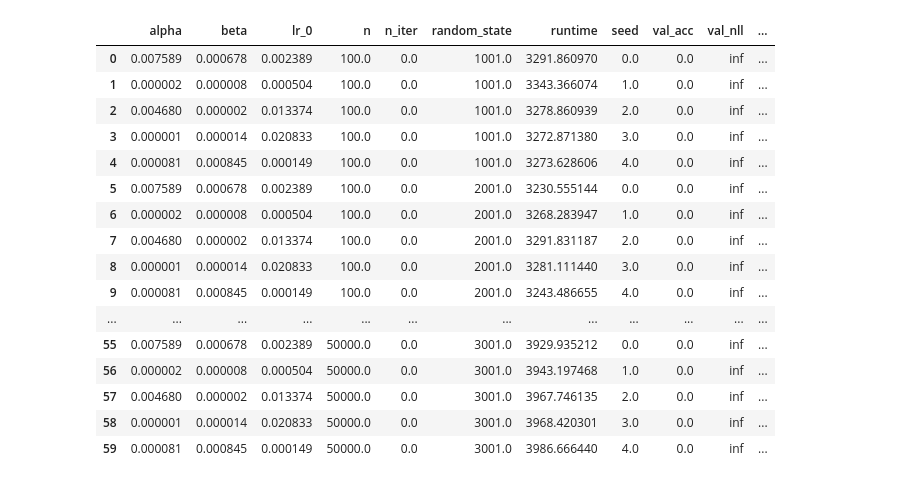
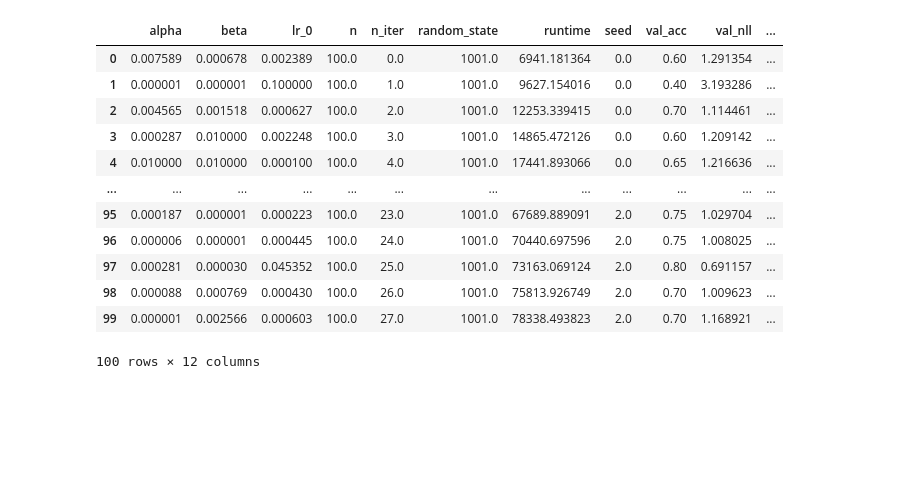
Before and after one commit to tufts-ml/data-emphasized-ELBo, a Jupyter notebook: notebooks/CIFAR-10_BO.ipynb, the cells around one changed output. Saved outputs shown, nothing was run; the diff lists cells and outputs as text; code cells hidden in the pictures; blank space fills up the shorter version.

```diff
--- a/notebooks/CIFAR-10_BO.ipynb
+++ b/notebooks/CIFAR-10_BO.ipynb
@@ -152,7 +152,7 @@ random_states = [1001, 2001, 3001]
 retrained_experiments_dir = "/cluster/tufts/hugheslab/eharve06/data-emphasized-ELBo/experiments/retrained_CIFAR-10_ConvNeXt-Tiny_BO"
 tuned_experiments_dir = "/cluster/tufts/hugheslab/eharve06/data-emphasized-ELBo/experiments/tuned_CIFAR-10_ConvNeXt-Tiny_BO"
 
-n_iters = 0
+n_iters = 35
 seeds = [0, 1, 2, 3, 4]
 
 bounds = torch.tensor([[-6, -6, -4], [-2, -2, -1]], dtype=torch.double)
@@ -176,8 +176,7 @@ for n, random_state, seed in itertools.product(ns, random_states, seeds):
     alpha_star, beta_star, lr_0_star = 10**train_X_bounded[torch.argmax(train_Y)]
     print_job(alpha_star, beta_star, dataset, dataset_dir, retrained_experiments_dir, lr_0_star, method, model, model_arch, n, prior_dir, prior_type, random_state, True, False)
 
-    runtime = 0.0
-    runtime = get_runtime(alpha, beta, tuned_experiments_dir, model, lr_0, n, random_state, True)
+    runtime = get_runtime(alpha, beta, tuned_experiments_dir, lr_0, model, n, random_state, True)
     runtime += get_runtime(alpha_star, beta_star, retrained_experiments_dir, lr_0_star, model, n, random_state, False)
 
     val_acc = get_val_or_test_acc(alpha, beta, tuned_experiments_dir, lr_0, model, n, random_state, True)
@@ -203,7 +202,6 @@ for n, random_state, seed in itertools.product(ns, random_states, seeds):
         alpha_star, beta_star, lr_0_star = 10**train_X_bounded[torch.argmax(train_Y)]
         #print_job(alpha_star, beta_star, dataset, dataset_dir, retrained_experiments_dir, lr_0_star, method, model, model_arch, n, prior_dir, prior_type, random_state, True, False)
 
-        runtime = 0.0
         runtime = sum([get_runtime(10**x[0], 10**x[1], tuned_experiments_dir, 10**x[2], model, n, random_state, True) for x in train_X_bounded])
         runtime += get_runtime(alpha_star, beta_star, retrained_experiments_dir, lr_0_star, model, n, random_state, False)
 
@@ -237,20 +221,16 @@ cifar10_bo_df.head(100)
 |  | alpha | beta | lr_0 | n | n_iter | random_state | runtime | seed | val_acc | val_nll | ... |
-| 0 | 0.007589 | 0.000678 | 0.002389 | 100.0 | 0.0 | 1001.0 | 3291.860970 | 0.0 | 0.0 | inf | ... |
-| 1 | 0.000002 | 0.000008 | 0.000504 | 100.0 | 0.0 | 1001.0 | 3343.366074 | 1.0 | 0.0 | inf | ... |
-| 2 | 0.004680 | 0.000002 | 0.013374 | 100.0 | 0.0 | 1001.0 | 3278.860939 | 2.0 | 0.0 | inf | ... |
-| 3 | 0.000001 | 0.000014 | 0.020833 | 100.0 | 0.0 | 1001.0 | 3272.871380 | 3.0 | 0.0 | inf | ... |
-| 4 | 0.000081 | 0.000845 | 0.000149 | 100.0 | 0.0 | 1001.0 | 3273.628606 | 4.0 | 0.0 | inf | ... |
-| 5 | 0.007589 | 0.000678 | 0.002389 | 100.0 | 0.0 | 2001.0 | 3230.555144 | 0.0 | 0.0 | inf | ... |
-| 6 | 0.000002 | 0.000008 | 0.000504 | 100.0 | 0.0 | 2001.0 | 3268.283947 | 1.0 | 0.0 | inf | ... |
-| 7 | 0.004680 | 0.000002 | 0.013374 | 100.0 | 0.0 | 2001.0 | 3291.831187 | 2.0 | 0.0 | inf | ... |
-| 8 | 0.000001 | 0.000014 | 0.020833 | 100.0 | 0.0 | 2001.0 | 3281.111440 | 3.0 | 0.0 | inf | ... |
-| 9 | 0.000081 | 0.000845 | 0.000149 | 100.0 | 0.0 | 2001.0 | 3243.486655 | 4.0 | 0.0 | inf | ... |
+| 0 | 0.007589 | 0.000678 | 0.002389 | 100.0 | 0.0 | 1001.0 | 6941.181364 | 0.0 | 0.60 | 1.291354 | ... |
+| 1 | 0.000001 | 0.000001 | 0.100000 | 100.0 | 1.0 | 1001.0 | 9627.154016 | 0.0 | 0.40 | 3.193286 | ... |
+| 2 | 0.004565 | 0.001518 | 0.000627 | 100.0 | 2.0 | 1001.0 | 12253.339415 | 0.0 | 0.70 | 1.114461 | ... |
+| 3 | 0.000287 | 0.010000 | 0.002248 | 100.0 | 3.0 | 1001.0 | 14865.472126 | 0.0 | 0.60 | 1.209142 | ... |
+| 4 | 0.010000 | 0.010000 | 0.000100 | 100.0 | 4.0 | 1001.0 | 17441.893066 | 0.0 | 0.65 | 1.216636 | ... |
 | ... | ... | ... | ... | ... | ... | ... | ... | ... | ... | ... | ... |
-| 55 | 0.007589 | 0.000678 | 0.002389 | 50000.0 | 0.0 | 3001.0 | 3929.935212 | 0.0 | 0.0 | inf | ... |
-| 56 | 0.000002 | 0.000008 | 0.000504 | 50000.0 | 0.0 | 3001.0 | 3943.197468 | 1.0 | 0.0 | inf | ... |
-| 57 | 0.004680 | 0.000002 | 0.013374 | 50000.0 | 0.0 | 3001.0 | 3967.746135 | 2.0 | 0.0 | inf | ... |
-| 58 | 0.000001 | 0.000014 | 0.020833 | 50000.0 | 0.0 | 3001.0 | 3968.420301 | 3.0 | 0.0 | inf | ... |
-| 59 | 0.000081 | 0.000845 | 0.000149 | 50000.0 | 0.0 | 3001.0 | 3986.666440 | 4.0 | 0.0 | inf | ... |
+| 95 | 0.000187 | 0.000001 | 0.000223 | 100.0 | 23.0 | 1001.0 | 67689.889091 | 2.0 | 0.75 | 1.029704 | ... |
+| 96 | 0.000006 | 0.000001 | 0.000445 | 100.0 | 24.0 | 1001.0 | 70440.697596 | 2.0 | 0.75 | 1.008025 | ... |
+| 97 | 0.000281 | 0.000030 | 0.045352 | 100.0 | 25.0 | 1001.0 | 73163.069124 | 2.0 | 0.80 | 0.691157 | ... |
+| 98 | 0.000088 | 0.000769 | 0.000430 | 100.0 | 26.0 | 1001.0 | 75813.926749 | 2.0 | 0.70 | 1.009623 | ... |
+| 99 | 0.000001 | 0.002566 | 0.000603 | 100.0 | 27.0 | 1001.0 | 78338.493823 | 2.0 | 0.70 | 1.168921 | ... |
+100 rows × 12 columns
 # %%
 #cifar10_bo_df.to_csv("CIFAR-10_ConvNeXt-Tiny_BO.csv", index=False)
 cifar10_bo_df = pd.read_csv("CIFAR-10_ConvNeXt-Tiny_BO.csv")
```
Also changed, not shown: parts of 6 cells of this notebook, 27 other files.
